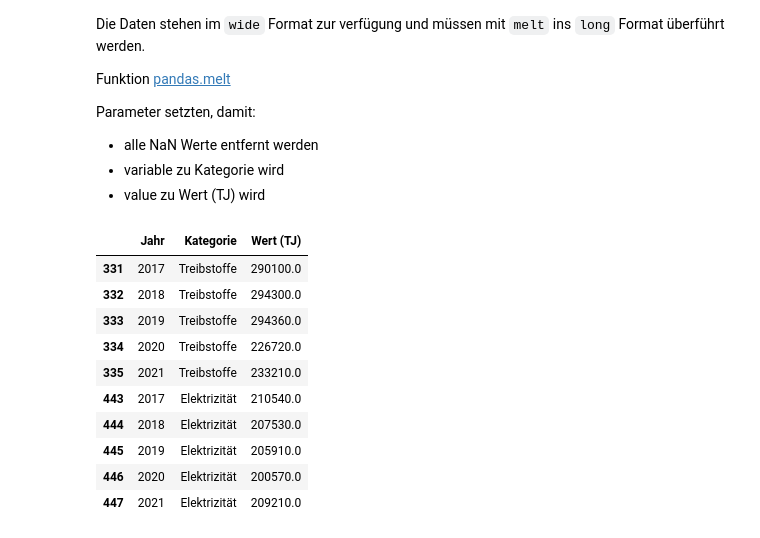
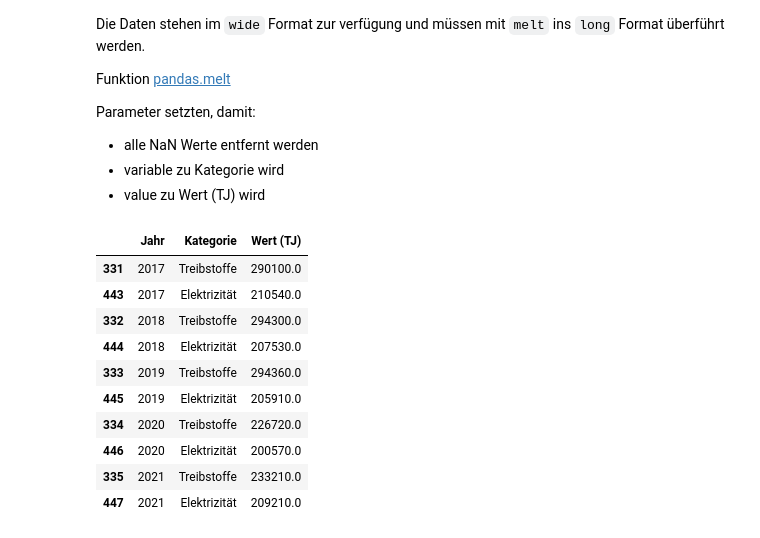
Before and after one commit to marco-weber/BMLD-2022-Informatik-Leistungsnachweis, a Jupyter notebook: Leistungsnachweisname_FilipaWeber_AnnaHasenfratz_EnyaJossen.ipynb, the cells around one changed output. Cells and saved outputs as stored; diff of their text form; code cells hidden in the pictures.

```diff
--- a/Leistungsnachweisname_FilipaWeber_AnnaHasenfratz_EnyaJossen.ipynb
+++ b/Leistungsnachweisname_FilipaWeber_AnnaHasenfratz_EnyaJossen.ipynb
@@ -105,20 +105,32 @@ Parameter setzten, damit:
 - variable zu Kategorie wird
 - value zu Wert (TJ) wird
 # %%
-df_energy_long = df_energy.melt(id_vars=["Jahr"],var_name='Kategorie',value_name='Wert (TJ)').dropna()
-df_energy_reduced = df_energy_long[(df_energy_long["Jahr"] >= 2017)] # Only the last 5 years
-df_energy_reduced = df_energy_reduced[((df_energy_reduced["Kategorie"] == "Treibstoffe") | (df_energy_reduced["Kategorie"] == "Elektrizität"))]
+# melt wide format to long
+df_energy_long = df_energy.melt(id_vars=["Jahr"],var_name="Kategorie",value_name="Wert (TJ)").dropna()
+
+# reduce dataframe to relevant categories and years (ds = dataset)
+ds_energy_year = df_energy_long["Jahr"] >= 2017
+ds_energy_fuel = df_energy_long["Kategorie"] == "Treibstoffe"
+ds_energy_electricity = df_energy_long["Kategorie"] == "Elektrizität"
+
+# apply datasets accordingly (and, or)
+df_energy_reduced = df_energy_long[(ds_energy_year & (ds_energy_fuel | ds_energy_electricity))]
+df_energy_reduced = df_energy_reduced.sort_values(by=["Jahr"])
+
+df_fuel = df_energy_long[(ds_energy_year & ds_energy_fuel)]
+df_electricity = df_energy_long[(ds_energy_year & ds_energy_electricity)]
+
 df_energy_reduced
 # %% [output]
 |  | Jahr | Kategorie | Wert (TJ) |
 | 331 | 2017 | Treibstoffe | 290100.0 |
+| 443 | 2017 | Elektrizität | 210540.0 |
 | 332 | 2018 | Treibstoffe | 294300.0 |
+| 444 | 2018 | Elektrizität | 207530.0 |
 | 333 | 2019 | Treibstoffe | 294360.0 |
+| 445 | 2019 | Elektrizität | 205910.0 |
 | 334 | 2020 | Treibstoffe | 226720.0 |
+| 446 | 2020 | Elektrizität | 200570.0 |
 | 335 | 2021 | Treibstoffe | 233210.0 |
-| 443 | 2017 | Elektrizität | 210540.0 |
-| 444 | 2018 | Elektrizität | 207530.0 |
-| 445 | 2019 | Elektrizität | 205910.0 |
-| 446 | 2020 | Elektrizität | 200570.0 |
 | 447 | 2021 | Elektrizität | 209210.0 |
 # %%
```
Also changed, not shown: parts of 10 cells of this notebook.
